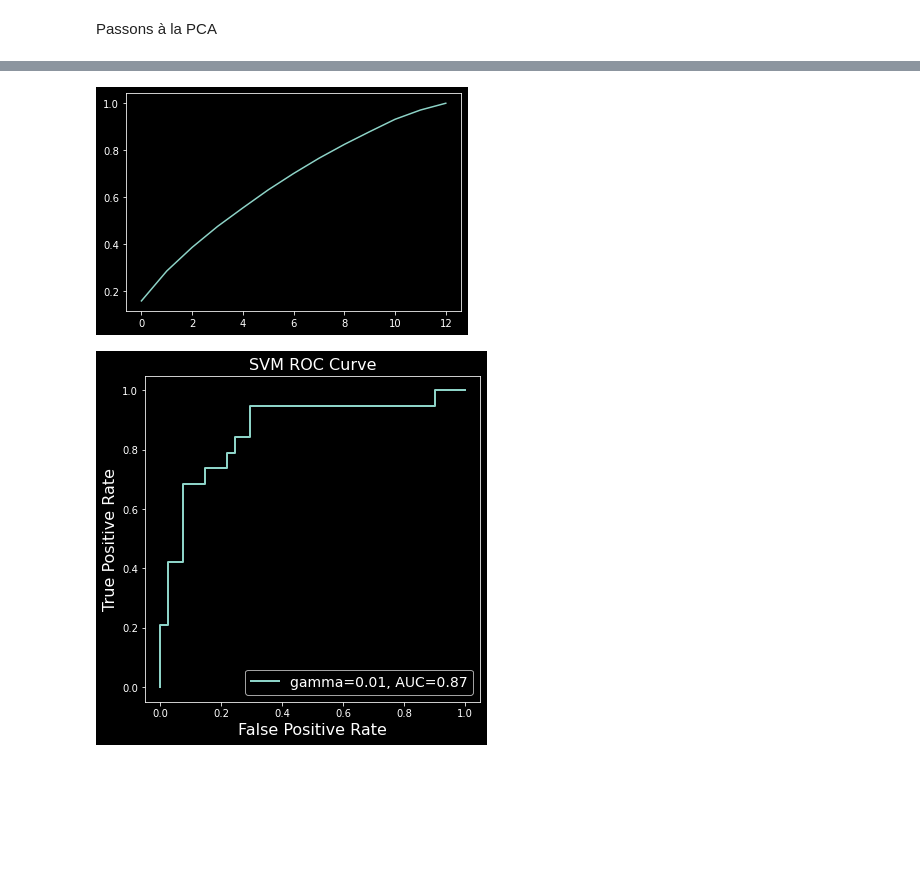
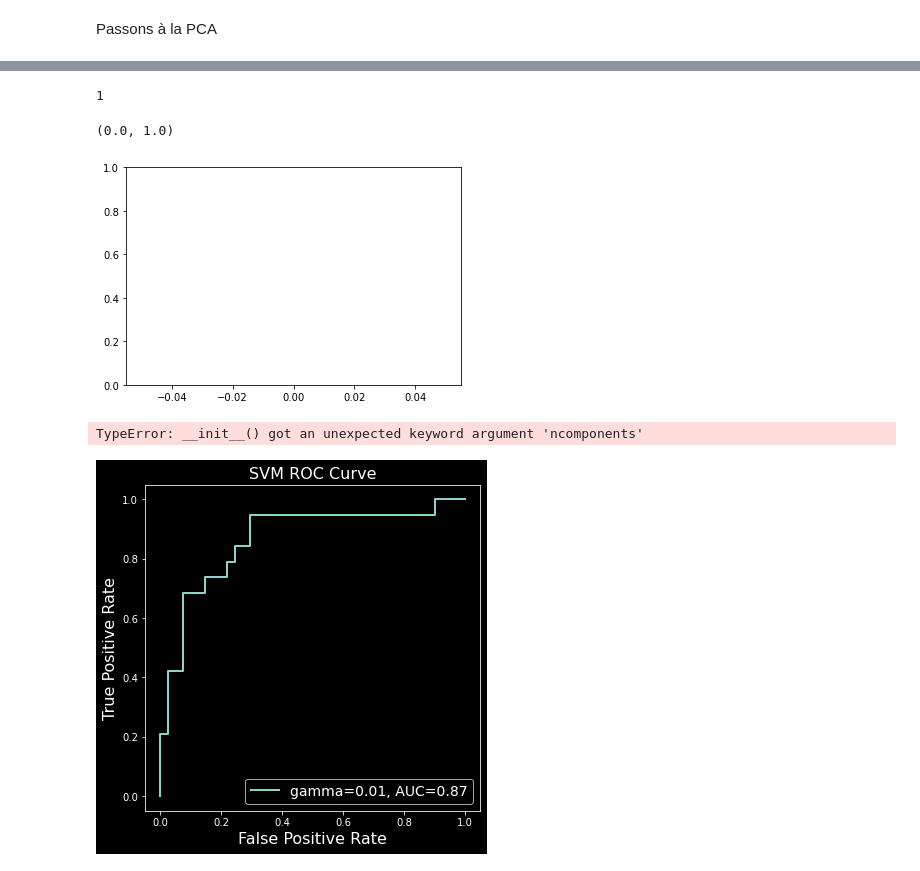
Before and after one commit to FarahTed/ProjetIA, a Jupyter notebook: Test machine learning.ipynb, the cells around one changed output, grey strips where cells are left out. Cells and saved outputs as stored; diff of their text form; code cells hidden in the pictures; blank space fills up the shorter version.

```diff
--- a/Test machine learning.ipynb
+++ b/Test machine learning.ipynb
@@ -259,16 +293,32 @@ df_cov_matrix = np.cov(df_std.T)
  #   print(‘Eigenvalues in descending order:’)
 #for i in eig_pairs:
  #   print(i[0])
+# %%
+from sklearn.decomposition import PCA
+varianceExplained=0.950
+preProc = sklearn.decomposition.PCA(n_components=varianceExplained)
+preProc.fit(heart)
+print(preProc.components_.shape[0])
+CumulativeExplainedVariance = np.cumsum(preProc.explained_variance_ratio_)
+plt.plot(CumulativeExplainedVariance)
+plt.ylim([0,1])
+# %% [output]
+1
+(0.0, 1.0)
+[figure, added]
 # %%
 from sklearn.decomposition import PCA
 
-pca = PCA().fit(df_std)
+#pca = PCA().fit(df_std)
+varianceExplained=0.950
+preProc = sklearn.decomposition.PCA(ncomponents=varianceExplained)
+preProc.fit(heart)
 plt.plot(np.cumsum(pca.explained_variance_ratio_))
-#plt.xlabel(‘No of components’)
+plt.xlabel("No of components")
 #plt.ylabel(‘Cumulative explained variance’)
 plt.show()
 # %% [output]
-[figure, removed]
+TypeError: __init__() got an unexpected keyword argument 'ncomponents'
 # %%
 from sklearn import preprocessing
 std_scale = preprocessing.StandardScaler().fit(X_train)
```
Also changed, not shown: parts of 12 cells of this notebook.
